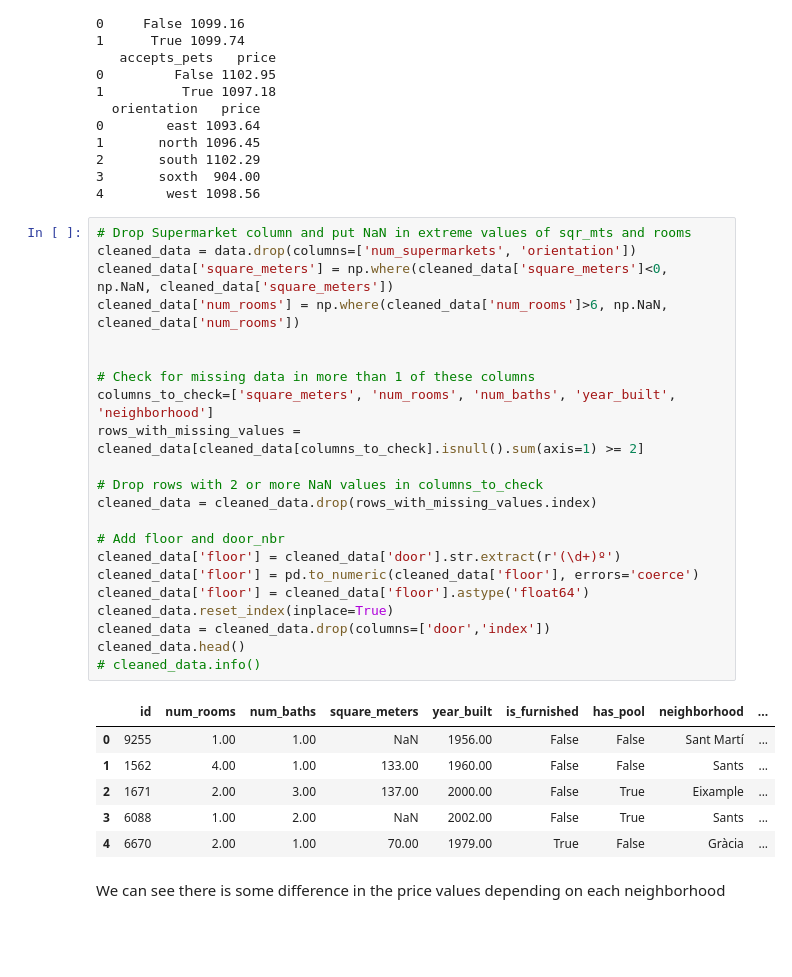
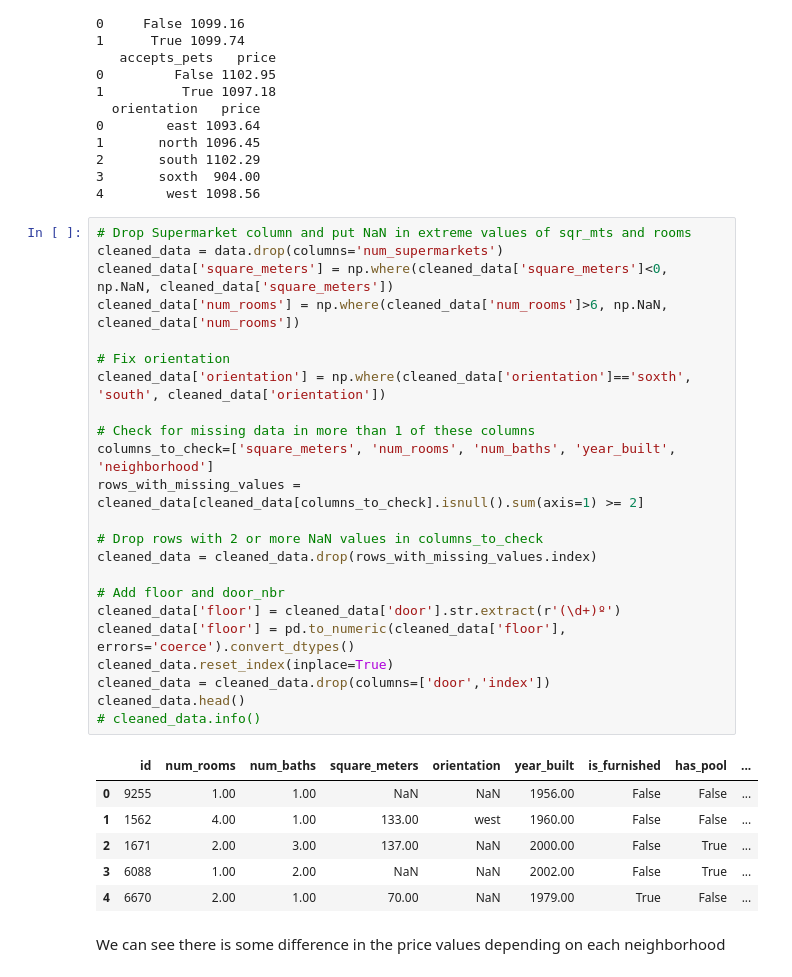
Before and after one commit to AlvaroOrtiz2001/Apartment-Prices-in-Barcelona-2023, a Jupyter notebook: JO_notebook.ipynb, the cells around one changed output. Drawn from its saved outputs; the diff is of its cells as text; blank space fills up the shorter version.

```diff
--- a/JO_notebook.ipynb
+++ b/JO_notebook.ipynb
@@ -87,32 +87,33 @@ print(data.groupby('orientation')['price'].mean().reset_index())
 4        west 1098.56
 # %%
 # Drop Supermarket column and put NaN in extreme values of sqr_mts and rooms
-cleaned_data = data.drop(columns=['num_supermarkets', 'orientation'])
+cleaned_data = data.drop(columns='num_supermarkets')
 cleaned_data['square_meters'] = np.where(cleaned_data['square_meters']<0, np.NaN, cleaned_data['square_meters'])
 cleaned_data['num_rooms'] = np.where(cleaned_data['num_rooms']>6, np.NaN, cleaned_data['num_rooms'])
 
+# Fix orientation
+cleaned_data['orientation'] = np.where(cleaned_data['orientation']=='soxth', 'south', cleaned_data['orientation'])
 
 # Check for missing data in more than 1 of these columns
 columns_to_check=['square_meters', 'num_rooms', 'num_baths', 'year_built', 'neighborhood']
 rows_with_missing_values = cleaned_data[cleaned_data[columns_to_check].isnull().sum(axis=1) >= 2]
 
 # Drop rows with 2 or more NaN values in columns_to_check
 cleaned_data = cleaned_data.drop(rows_with_missing_values.index)
 
 # Add floor and door_nbr
 cleaned_data['floor'] = cleaned_data['door'].str.extract(r'(\d+)º')
-cleaned_data['floor'] = pd.to_numeric(cleaned_data['floor'], errors='coerce')
-cleaned_data['floor'] = cleaned_data['floor'].astype('float64')
+cleaned_data['floor'] = pd.to_numeric(cleaned_data['floor'], errors='coerce').convert_dtypes()
 cleaned_data.reset_index(inplace=True)
 cleaned_data = cleaned_data.drop(columns=['door','index'])
 cleaned_data.head()
 # cleaned_data.info()
 # %% [output]
-|  | id | num_rooms | num_baths | square_meters | year_built | is_furnished | has_pool | neighborhood | ... |
-| 0 | 9255 | 1.00 | 1.00 | NaN | 1956.00 | False | False | Sant Martí | ... |
-| 1 | 1562 | 4.00 | 1.00 | 133.00 | 1960.00 | False | False | Sants | ... |
-| 2 | 1671 | 2.00 | 3.00 | 137.00 | 2000.00 | False | True | Eixample | ... |
-| 3 | 6088 | 1.00 | 2.00 | NaN | 2002.00 | False | True | Sants | ... |
-| 4 | 6670 | 2.00 | 1.00 | 70.00 | 1979.00 | True | False | Gràcia | ... |
+|  | id | num_rooms | num_baths | square_meters | orientation | year_built | is_furnished | has_pool | ... |
+| 0 | 9255 | 1.00 | 1.00 | NaN | NaN | 1956.00 | False | False | ... |
+| 1 | 1562 | 4.00 | 1.00 | 133.00 | west | 1960.00 | False | False | ... |
+| 2 | 1671 | 2.00 | 3.00 | 137.00 | NaN | 2000.00 | False | True | ... |
+| 3 | 6088 | 1.00 | 2.00 | NaN | NaN | 2002.00 | False | True | ... |
+| 4 | 6670 | 2.00 | 1.00 | 70.00 | NaN | 1979.00 | True | False | ... |
 # %% [markdown]
 We can see there is some difference in the price values depending on each neighborhood
```
Also changed, not shown: parts of 31 cells of this notebook.
